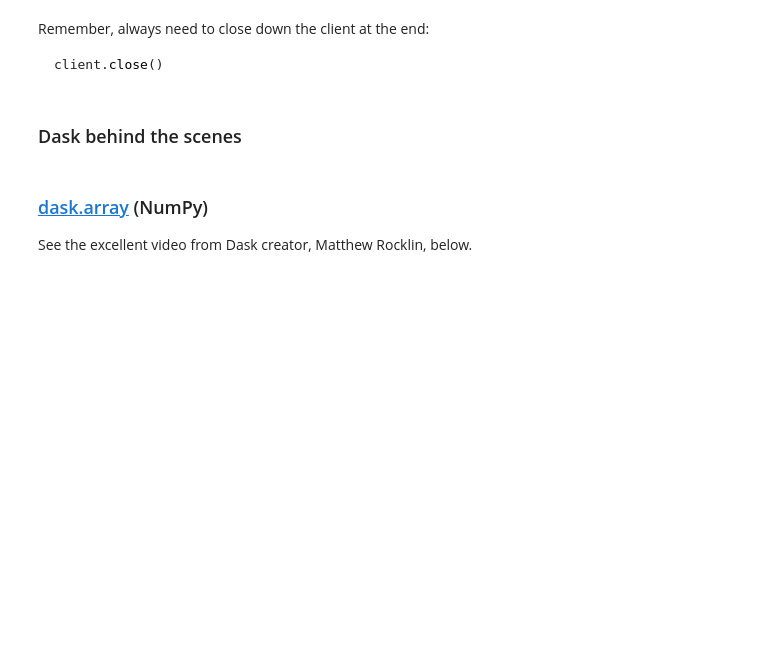
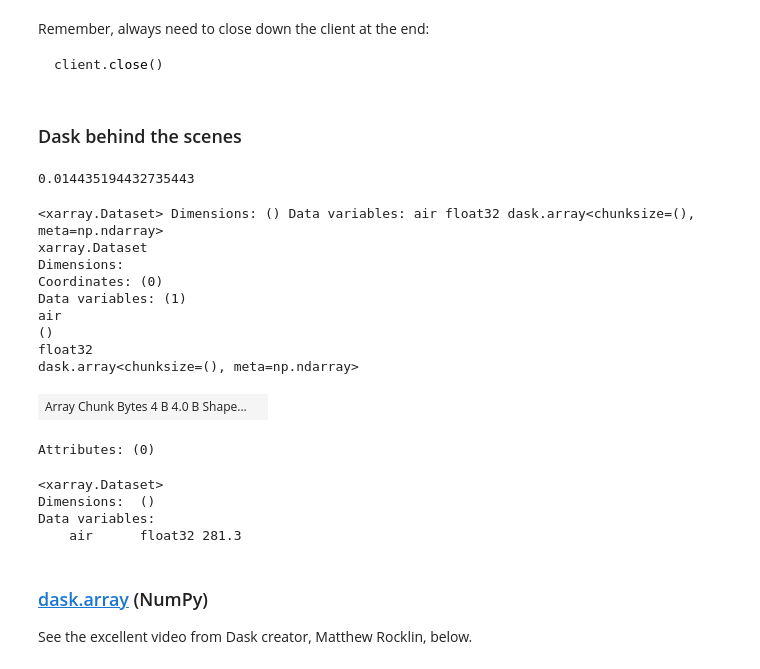
Before and after one commit to lukeconibear/swd6_hpp, a Jupyter notebook: docs/06_parallelisation.ipynb, the cells around one changed output. Saved outputs shown, nothing was run; the diff lists cells and outputs as text; code cells hidden in the pictures; blank space fills up the shorter version.

```diff
--- a/docs/06_parallelisation.ipynb
+++ b/docs/06_parallelisation.ipynb
@@ -55,14 +57,34 @@ client.close()
 # %%
-ds = xr.open_dataset(
-    '/nfs/a68/shared/earlacoa/wrfout_2015_PM_2_DRY_0.25deg.nc',
+ds = xr.tutorial.open_dataset(
+    'air_temperature',
     chunks={'time': 'auto'} # dask chunks
 )
 # %%
 ds.nbytes * (2 ** -30)
+# %% [output]
+0.014435194432735443
 # %%
-%time ds_mean = ds.mean()
+ds_mean = ds.mean()
+ds_mean # a dask.array (an unexecuted task graph)
+# %% [output]
+<xarray.Dataset> Dimensions: () Data variables: air float32 dask.array<chunksize=(), meta=np.ndarray>
+xarray.Dataset
+Dimensions:
+Coordinates: (0)
+Data variables: (1)
+air
+()
+float32
+dask.array<chunksize=(), meta=np.ndarray>
+| Array Chunk Bytes 4 B 4.0 B Shape... |  |
+Attributes: (0)
 # %%
-%time ds_mean.compute()
+ds_mean.compute()
+# %% [output]
+<xarray.Dataset>
+Dimensions:  ()
+Data variables:
+    air      float32 281.3
 # %%
 ds.close()
 client.close()
```
Also changed, not shown: parts of 13 cells of this notebook, 39 other files.
